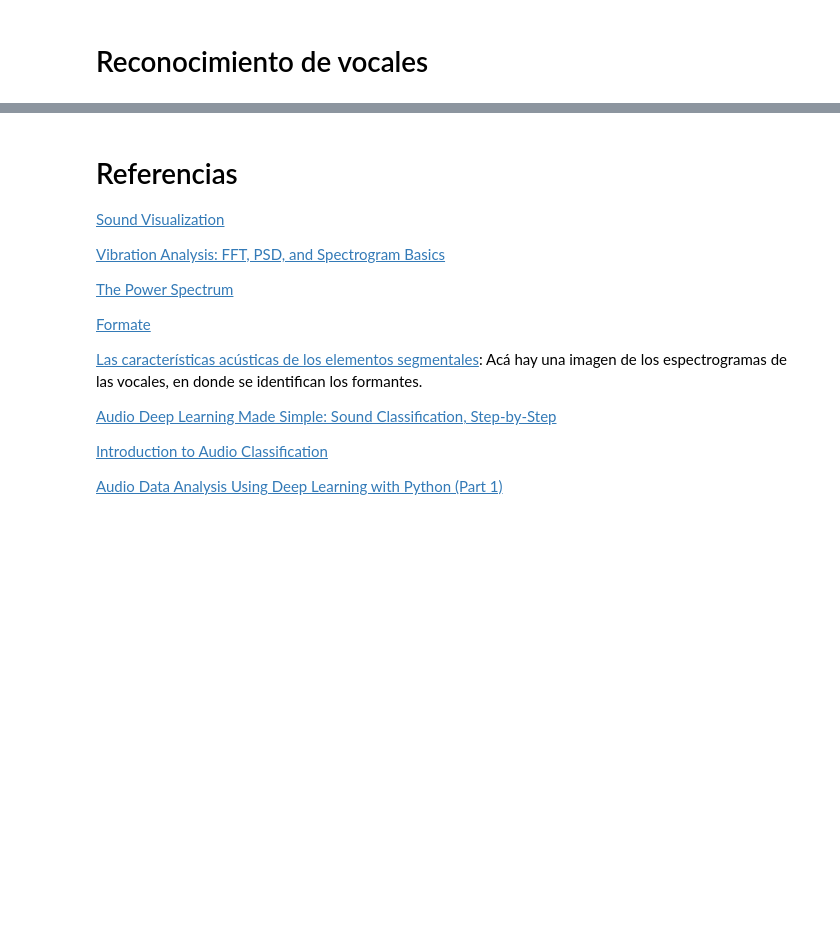
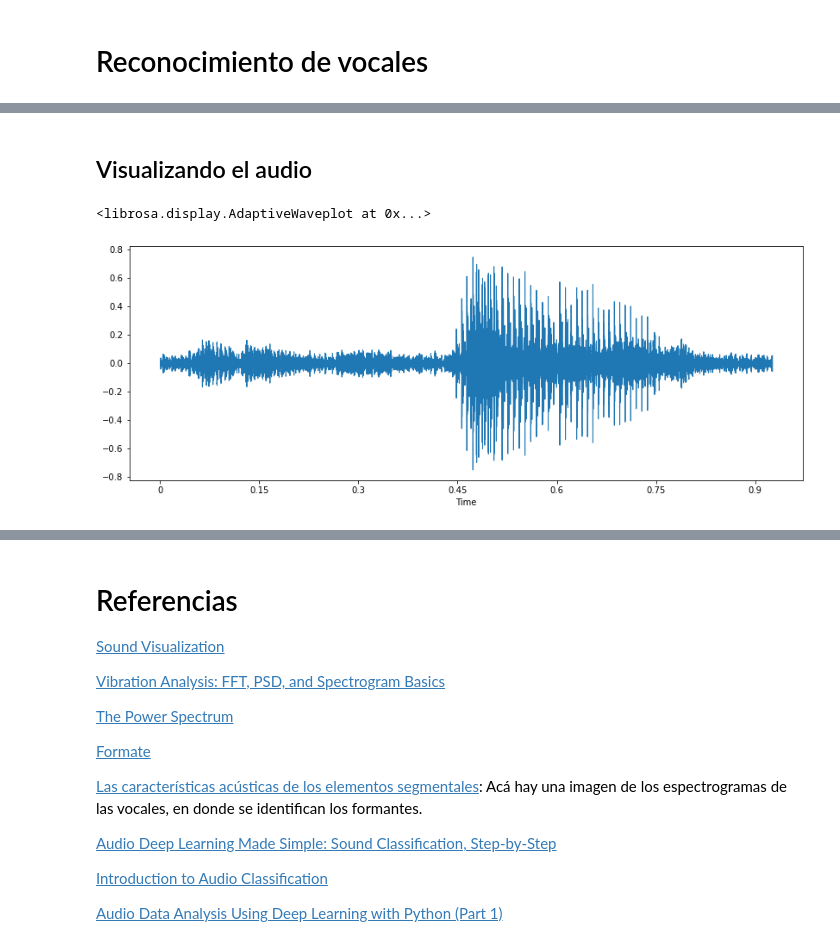
Before and after one commit to cgaravitoc/macc, a Jupyter notebook: machine learning/Proyecto 2 - reconocimiento vocales NN/audio class.ipynb, the cells around one changed output, grey strips where cells are left out. Cells and saved outputs as stored; diff of their text form; code cells hidden in the pictures; blank space fills up the shorter version.

Commit message:
update notebook audio class

```diff
--- a/machine learning/Proyecto 2 - reconocimiento vocales NN/audio class.ipynb
+++ b/machine learning/Proyecto 2 - reconocimiento vocales NN/audio class.ipynb
@@ -34,0 +45,5 @@ for format in ['ogg', 'm4a']:
+# %%
+import librosa
+
+audio_path = os.path.join(SAMPLES_PATH, 'a', 'a (1).wav')
+audio, sr = librosa.load(audio_path)
@@ -34,0 +58,12 @@ for format in ['ogg', 'm4a']:
+# %% [markdown]
+## Visualizando el audio
+# %%
+%matplotlib inline
+import matplotlib.pyplot as plt
+import librosa.display
+
+plt.figure(figsize=(14, 5))
+librosa.display.waveshow(audio, sr=sr) # cambiar waveplot por waveshow, para librosa>=0.9
+# %% [output]
+<librosa.display.AdaptiveWaveplot at 0x...>
+[figure, added]
```
Also changed, not shown: parts of 21 cells of this notebook, 1 other file.
